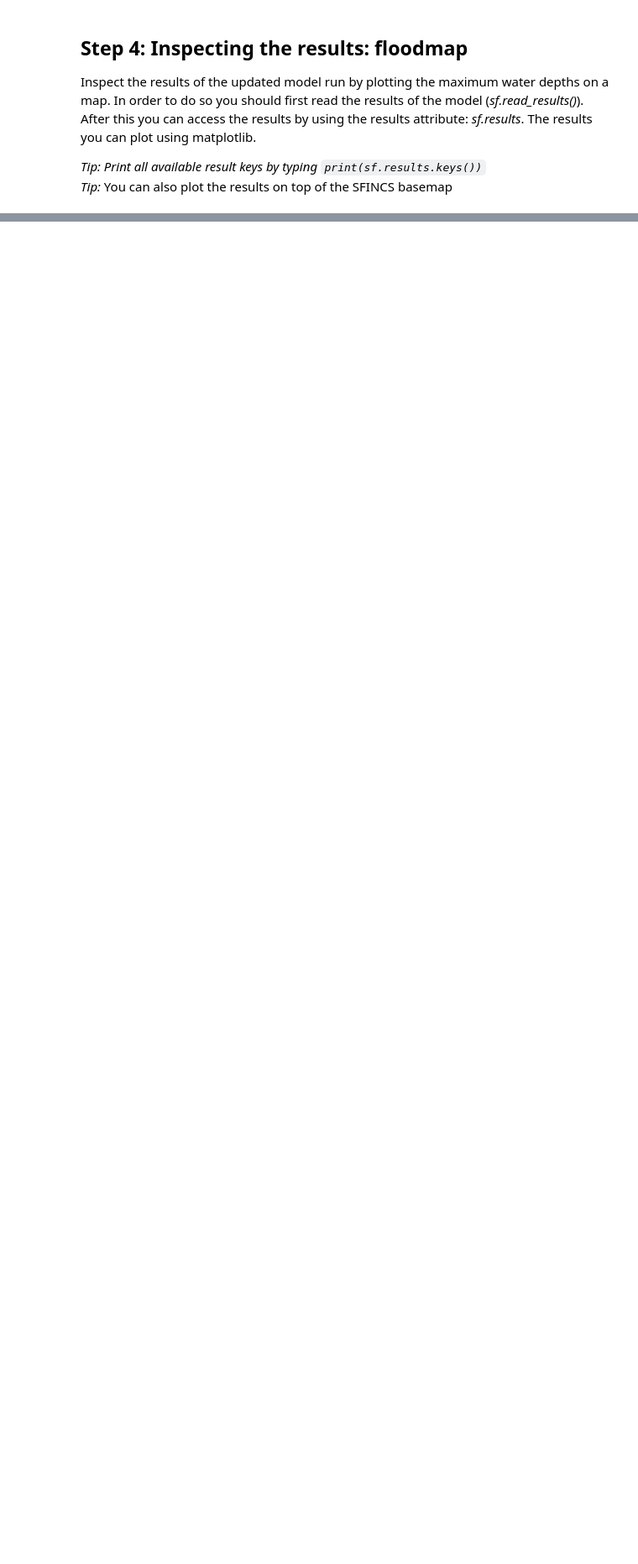
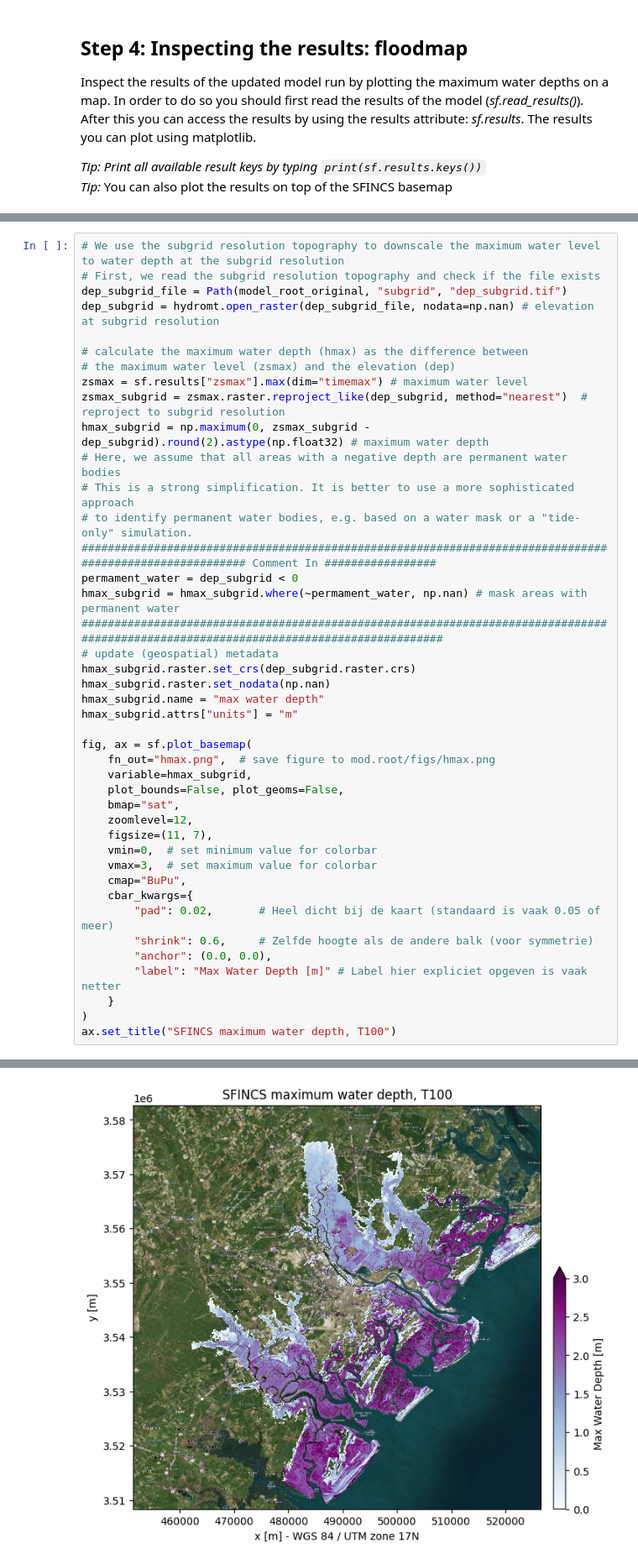
Before and after one commit to sd-59/Assignment_2_Coastal_flood_hazard_assessment-, a Jupyter notebook: notebooks/03_SFINCS_model_scenario_read_only.ipynb, the cells around one changed output, grey strips where cells are left out. Shown at 84% size. Cells and saved outputs as stored; diff of their text form; blank space fills up the shorter version.

Commit message:
T100 results

```diff
--- a/notebooks/03_SFINCS_model_scenario_read_only.ipynb
+++ b/notebooks/03_SFINCS_model_scenario_read_only.ipynb
@@ -182,0 +148,43 @@ sf.read_results()
+# %%
+# We use the subgrid resolution topography to downscale the maximum water level to water depth at the subgrid resolution
+# First, we read the subgrid resolution topography and check if the file exists
+dep_subgrid_file = Path(model_root_original, "subgrid", "dep_subgrid.tif")
+dep_subgrid = hydromt.open_raster(dep_subgrid_file, nodata=np.nan) # elevation at subgrid resolution
+
+# calculate the maximum water depth (hmax) as the difference between
+# the maximum water level (zsmax) and the elevation (dep)
+zsmax = sf.results["zsmax"].max(dim="timemax") # maximum water level
+zsmax_subgrid = zsmax.raster.reproject_like(dep_subgrid, method="nearest")  # reproject to subgrid resolution
+hmax_subgrid = np.maximum(0, zsmax_subgrid - dep_subgrid).round(2).astype(np.float32) # maximum water depth
+# Here, we assume that all areas with a negative depth are permanent water bodies
+# This is a strong simplification. It is better to use a more sophisticated approach
+# to identify permanent water bodies, e.g. based on a water mask or a "tide-only" simulation.
+######################################################################################################### Comment In #################
+permament_water = dep_subgrid < 0
+hmax_subgrid = hmax_subgrid.where(~permament_water, np.nan) # mask areas with permanent water
+#######################################################################################################################################
+# update (geospatial) metadata
+hmax_subgrid.raster.set_crs(dep_subgrid.raster.crs)
+hmax_subgrid.raster.set_nodata(np.nan)
+hmax_subgrid.name = "max water depth"
+hmax_subgrid.attrs["units"] = "m"
+
+fig, ax = sf.plot_basemap(
+    fn_out="hmax.png",  # save figure to mod.root/figs/hmax.png
+    variable=hmax_subgrid,
+    plot_bounds=False, plot_geoms=False,
+    bmap="sat",
+    zoomlevel=12,
+    figsize=(11, 7),
+    vmin=0,  # set minimum value for colorbar
+    vmax=3,  # set maximum value for colorbar
+    cmap="BuPu",
+    cbar_kwargs={
+        "pad": 0.02,       # Heel dicht bij de kaart (standaard is vaak 0.05 of meer)
+        "shrink": 0.6,     # Zelfde hoogte als de andere balk (voor symmetrie)
+        "anchor": (0.0, 0.0),
+        "label": "Max Water Depth [m]" # Label hier expliciet opgeven is vaak netter
+    }
+)
+ax.set_title("SFINCS maximum water depth, T100")
+# %% [output]
@@ -183,3 +192,4 @@ sf.read_results()
+[figure, added]
 # %%
 # We use the subgrid resolution topography to downscale the maximum water level to water depth at the subgrid resolution
 # First, we read the subgrid resolution topography and check if the file exists
```
Also changed, not shown: parts of 13 cells of this notebook, 13 other files.
